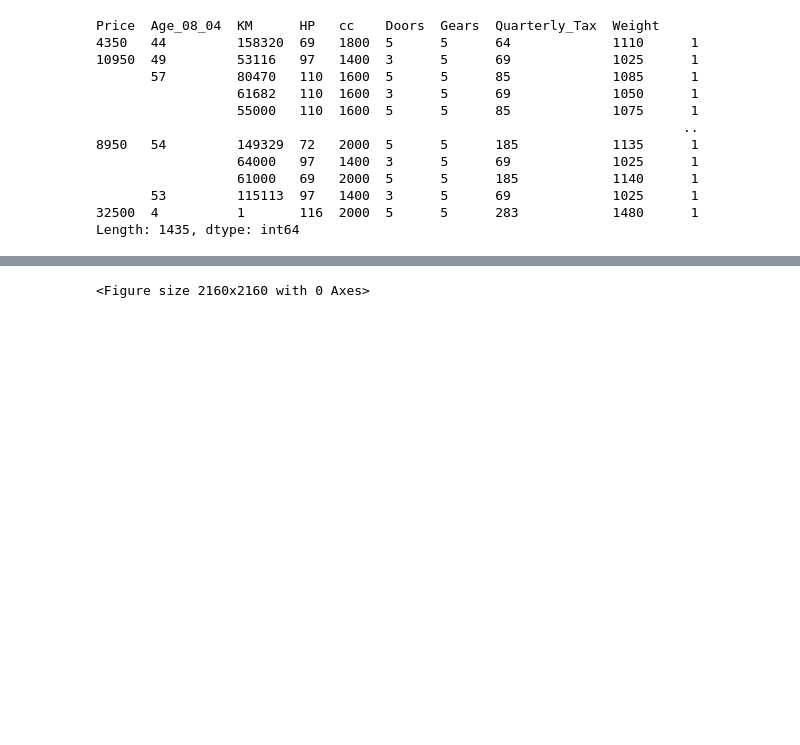
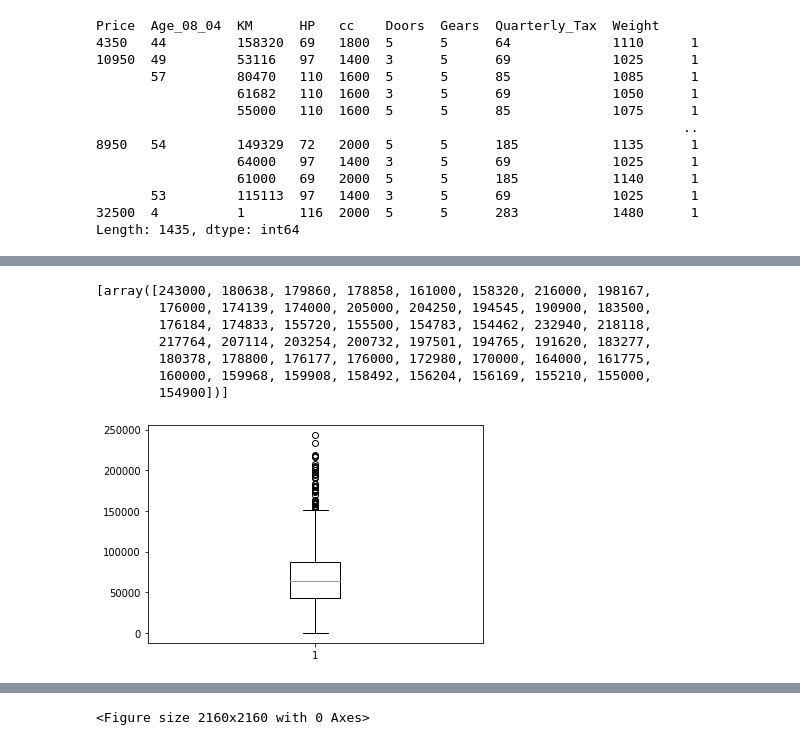
Before and after one commit to manasik29/Multi_Linear_Regression_on_Cars_data_to_predict_MPG, a Jupyter notebook: Toyota_Corrola.ipynb, the cells around one changed output, grey strips where cells are left out. Cells and saved outputs as stored; diff of their text form; code cells hidden in the pictures; blank space fills up the shorter version.

```diff
--- a/Toyota_Corrola.ipynb
+++ b/Toyota_Corrola.ipynb
@@ -129,0 +193,12 @@ Length: 1435, dtype: int64
+# %%
+box1 = plt.boxplot(data2['KM'])
+[item.get_ydata() for item in box1['fliers']]   #fliers for otuliers
+# %% [output]
+[array([243000, 180638, 179860, 178858, 161000, 158320, 216000, 198167,
+        176000, 174139, 174000, 205000, 204250, 194545, 190900, 183500,
+        176184, 174833, 155720, 155500, 154783, 154462, 232940, 218118,
+        217764, 207114, 203254, 200732, 197501, 194765, 191620, 183277,
+        180378, 178800, 176177, 176000, 172980, 170000, 164000, 161775,
+        160000, 159968, 159908, 158492, 156204, 156169, 155210, 155000,
+        154900])]
+[figure, added]
```
Also changed, not shown: parts of 22 cells of this notebook.
